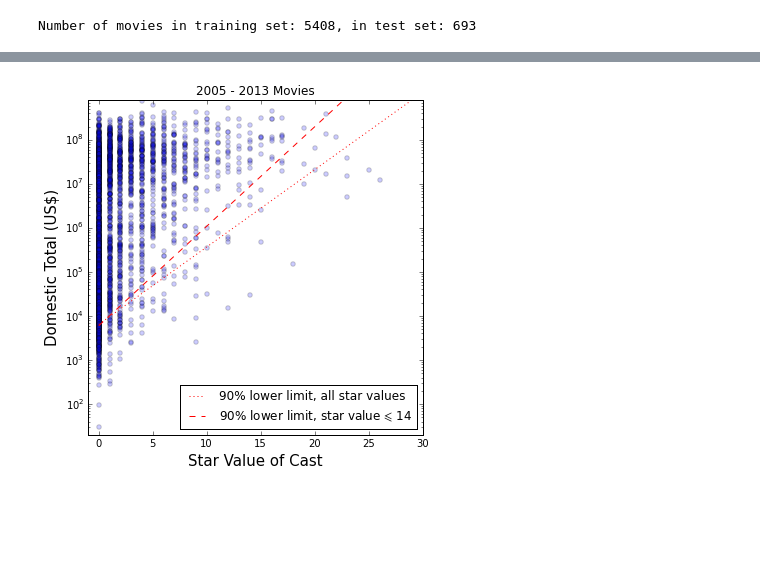
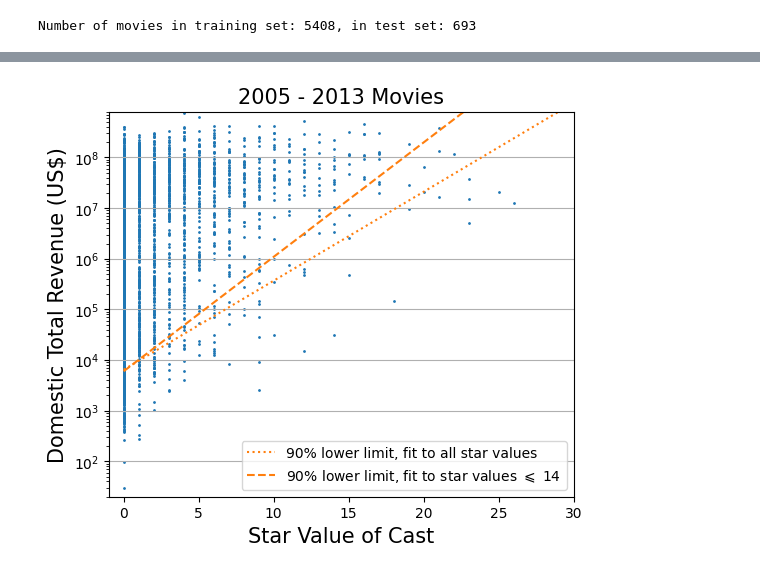
Before and after one commit to LucDemortier/MoviesAndStars, a Jupyter notebook: AnalyzeThis.ipynb, the cells around one changed output, grey strips where cells are left out. Saved outputs shown, nothing was run; the diff lists cells and outputs as text; code cells hidden in the pictures; blank space fills up the shorter version.

Commit message:
Added Pipfile, moved to Python 3.10, and redid the graphs

```diff
--- a/AnalyzeThis.ipynb
+++ b/AnalyzeThis.ipynb
@@ -436,44 +451,39 @@ For MPAA rating plot, Total: 3829, Unknown PB: 2500
 # %%
-'''
+"""
 Perform quantile regression on "Domestic Total" versus "Star Value of Cast"
 to determine a lower limit on the former as a function of the latter.  We
 want to be able to make a prediction of the form "If the star value of the
 cast equals x, then there is a probability of 90% that the domestic total
 will exceed y", where y is an increasing function of x.
-'''
-from __future__ import print_function
-import patsy
-import numpy as np
-import statsmodels.formula.api as smf
-import matplotlib.pyplot as plt
-from statsmodels.regression.quantile_regression import QuantReg
+"""
 
 def map_rows(inrow):
     outrow = inrow[:] # This preserves the input data structure (list or series...) in the output
-    outrow[1] = np.log10(outrow[1])
+    outrow.iloc[1] = np.log10(outrow.iloc[1])
     return outrow
+
 
 # Define two fit models and perform corresponding fits.
 qval        = 0.10
-df3         = df2[[lbl3,lbl8]].dropna()
-df3.columns = ['SVC','LogDT']
-df3.apply(map_rows,axis=1)
-model1      = smf.quantreg('LogDT ~ SVC', df3[df3.SVC<=30])
+df3         = df2[[labels[3], labels[8]]].dropna()
+df3.columns = ["SVC", "LogDT"]
+df3.apply(map_rows, axis=1)
+model1      = smf.quantreg("LogDT ~ SVC", df3[df3.SVC<=30])
 result1     = model1.fit(q=qval)
-model2      = smf.quantreg('LogDT ~ SVC', df3[df3.SVC<=14])
+model2      = smf.quantreg("LogDT ~ SVC", df3[df3.SVC<=14])
 result2     = model2.fit(q=qval)
-c1          = [result1.params['Intercept'], result1.params['SVC']]
-c2          = [result2.params['Intercept'], result2.params['SVC']]
+c1          = [result1.params["Intercept"], result1.params["SVC"]]
+c2          = [result2.params["Intercept"], result2.params["SVC"]]
 
 # Print out fit results.
-print('\nFit 1: constant + linear terms, using all data points:\n')
+print("\nFit 1: constant + linear terms, using all data points:\n")
 print(result1.summary())
-print('\nFit 2: constant + linear terms, using all data points with SVC<=14:\n')
+print("\nFit 2: constant + linear terms, using all data points with SVC<=14:\n")
 print(result2.summary())
 
-print('\n                  |         Fit to all data points         | Fit to all data points with SVC<=14')
-print('SVC Ntotal Ctotal | Limit       Nbelow           Cbelow    |  Limit       Nbelow           Cbelow')
-print('------------------|----------------------------------------|----------------------------------------')
+print("\n                  |         Fit to all data points         | Fit to all data points with SVC<=14")
+print("SVC Ntotal Ctotal | Limit       Nbelow           Cbelow    |  Limit       Nbelow           Cbelow")
+print("------------------|----------------------------------------|----------------------------------------")
 ctotal  = 0.0
 cbelow1 = 0.0
 cbelow2 = 0.0
@@ -491,52 +501,59 @@ for i in range(31):
         cbelow2 += nbelow2
         nbfrac2 = (100.0*nbelow2)/ntotal
         cbfrac2 = (100.0*cbelow2)/ctotal
-        print('%2d   %4d   %4d  |%6.3f  %4d (%6.2f%%)   %4d (%6.2f%%) | %6.3f  %4d (%6.2f%%)   %4d (%6.2f%%)'\
+        print("%2d   %4d   %4d  |%6.3f  %4d (%6.2f%%)   %4d (%6.2f%%) | %6.3f  %4d (%6.2f%%)   %4d (%6.2f%%)"\
               %(i,ntotal,ctotal,LogDTLim1,nbelow1,nbfrac1,cbelow1,cbfrac1,
                                 LogDTLim2,nbelow2,nbfrac2,cbelow2,cbfrac2))
-print('----------------------------------------------------------------------------------------------------')
+print("----------------------------------------------------------------------------------------------------")
 
 # Apply fit results to test data set.
-tdf3         = tdf2[[lbl3,lbl8]].dropna()
-tdf3.columns = ['SVC','LogDT']
+tdf3         = tdf2[[labels[3],labels[8]]].dropna()
+tdf3.columns = ["SVC","LogDT"]
 tdf3.apply(map_rows,axis=1)
 nttotal      = len(tdf3)
 ntbelow1     = len(tdf3[tdf3.LogDT<=c1[0]+c1[1]*tdf3.SVC])
 ntbfrac1     = (100.0*ntbelow1)/nttotal
 ntbelow2     = len(tdf3[tdf3.LogDT<=c2[0]+c2[1]*tdf3.SVC])
 ntbfrac2     = (100.0*ntbelow2)/nttotal
-print('\nTest data set: Total=%i, Below(fit1)=%i (%f%%), Below(fit2)=%i (%f%%)' \
-      %(nttotal,ntbelow1,ntbfrac1,ntbelow2,ntbfrac2))
+print(f"\nTest data set: Total={nttotal}, Below(fit1)={ntbelow1} ({ntbfrac1:4.1f}%), "
+      f"Below(fit2)={ntbelow2} ({ntbfrac2:4.1f}%)\n")
 
 # Make plots.
-q1label    = '{0:2.0f}% lower limit, all star values'.format(100.0*(1.0-qval))
-q2label    = r'{0:2.0f}% lower limit, star value $\leqslant$ 14'.format(100.0*(1.0-qval))
-fig, axis = plt.subplots( nrows=1, ncols=1, figsize=(6,6) )
-df2.plot(ax=axis,x=lbl3,y=lbl8,kind="scatter",logy=True,xlim=(-1,30),ylim=(20.0,0.8E+09),alpha=0.2,title=gtitle)
-axis.set_xlabel(lbl3,fontsize=15)
-axis.set_ylabel(lbl8,fontsize=15)
+q1label    = f"{100.0*(1.0-qval):2.0f}% lower limit, fit to all star values"
+q2label    = fr"{100.0*(1.0-qval):2.0f}% lower limit, fit to star values $\leqslant$ 14"
 x      = np.arange(0.0, 30.0, 1.0)
 get_y  = lambda c: 10**(c[0] + c[1]*x)
 y1     = get_y(c1)
 y2     = get_y(c2)
-axis.plot(x, y1, linestyle='dotted', color='red', label=q1label)
-axis.plot(x, y2, linestyle='dashed', color='red', label=q2label)
-plt.legend(loc="lower right")
+
+fig, axis = plt.subplots(nrows=1, ncols=1, figsize=(6,5))
+axis.set_title(gtitle, fontsize=15)
+axis.scatter(df2[labels[3]], df2[labels[8]], color="C0", alpha=1.0, s=1)
+axis.plot(x, y1, linestyle="dotted", color="C1", label=q1label)
+axis.plot(x, y2, linestyle="dashed", color="C1", label=q2label)
+axis.set_xlim(-1, 30)
+axis.set_xlabel(labels[3], fontsize=15)
+axis.set_ylim(20.0, 0.8E+09)
+axis.set_yscale("log")
+axis.set_ylabel(labels[8], fontsize=15)
+axis.grid(which="major", axis="y")
+axis.legend(loc="best", fontsize=10)
+if save_figures:
+    fig.savefig("figures/DT_versus_SV_2fits.png", dpi=200, bbox_inches="tight")
 plt.show()
-if save:
-    fig.savefig("DT_versus_SV_2fits.png")
 
-fig, axis = plt.subplots( nrows=1, ncols=1, figsize=(6,6) )
-ttitle = "2014 movies"
-tdf2.plot(ax=axis,x=lbl3,y=lbl8,kind="scatter",logy=True,xlim=(-1,30),ylim=(20.0,0.8E+09),alpha=0.2,title=ttitle)
-axis.set_xlabel(lbl3,fontsize=15)
-axis.set_ylabel(lbl8,fontsize=15)
-axis.plot(x, y1, linestyle='dotted', color='red', label=q1label)
-axis.plot(x, y2, linestyle='dashed', color='red', label=q2label)
-plt.legend(loc="lower right")
+fig, axis = plt.subplots(nrows=1, ncols=1, figsize=(6,5))
+axis.set_title(ttitle, fontsize=15)
+axis.scatter(tdf2[labels[3]], tdf2[labels[8]], color="C0", s=1, alpha=1.0)
+axis.plot(x, y1, linestyle="dotted", color="C1", label=q1label)
+axis.plot(x, y2, linestyle="dashed", color="C1", label=q2label)
+axis.set_xlim(-1, 30)
+axis.set_xlabel(labels[3], fontsize=15)
+axis.set_ylim(20.0, 0.8E+09)
+axis.set_yscale("log")
+axis.set_ylabel(labels[8], fontsize=15)
+axis.grid(which="major", axis="y")
 plt.show()
-if save:
-    fig.savefig("DT_versus_SV_test.png")
 # %% [output]
 Fit 1: constant + linear terms, using all data points:
 
@@ -558 +575 @@ Test data set: Total=363, Below(fit1)=37 (10.192837%), Below(fit2)=41 (11.294766
-[figure, old version]
+[figure, new version]
```
Also changed, not shown: parts of 13 cells of this notebook, 5 other files.
